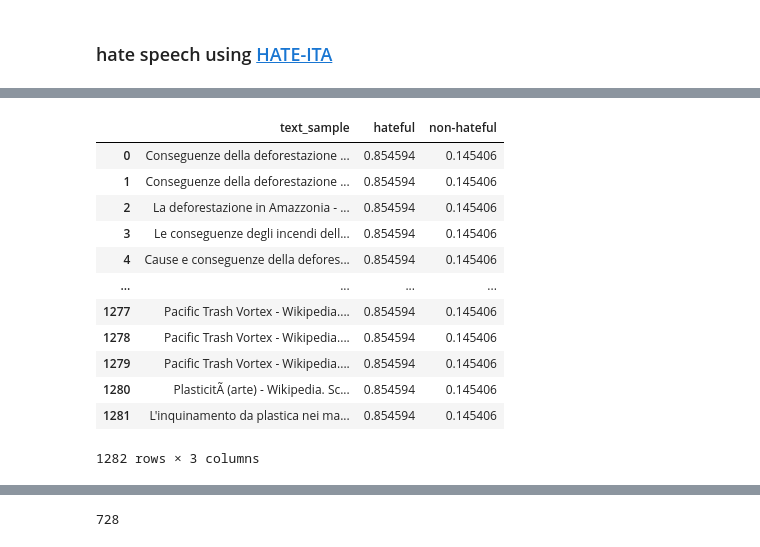
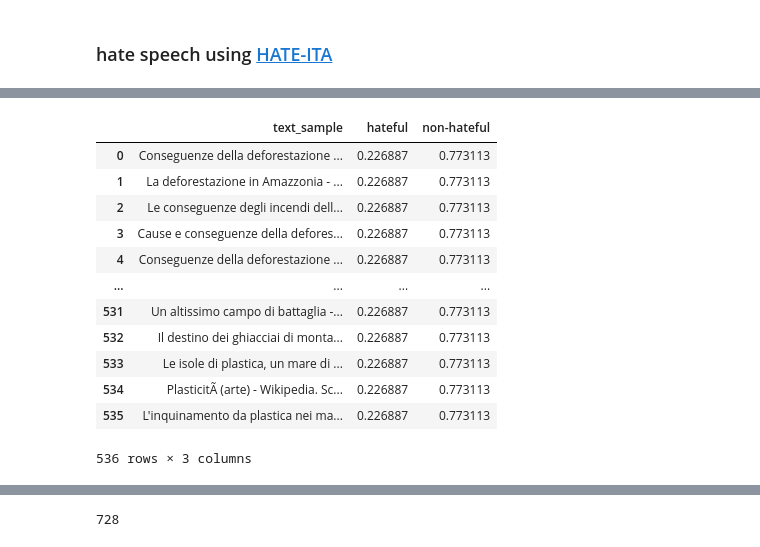
Before and after one commit to SOLandChildren/IR4Good2026, a Jupyter notebook: data_analysis.ipynb, the cells around one changed output, grey strips where cells are left out. Cells and saved outputs as stored; diff of their text form; code cells hidden in the pictures.

```diff
--- a/data_analysis.ipynb
+++ b/data_analysis.ipynb
@@ -300,7 +300,7 @@ len(merged_df)
 # Use a pipeline as a high-level helper
 from transformers import pipeline
 
-pipe = pipeline("text-classification", model="MilaNLProc/hate-ita", top_k = 2)
+pipe = pipeline("text-classification", model="MilaNLProc/hate-ita-xlm-r-large", top_k = 2)
 
 def hate_pred(texts, text_col_name):
     scores = {
@@ -323,20 +333,21 @@ Device set to use cpu
 # %%
 hate_df = hate_pred(texts = list(merged_df["text_sample"]), text_col_name = "text_sample")
+hate_df.drop_duplicates(inplace=True, ignore_index=True)
 hate_df
 # %% [output]
 |  | text_sample | hateful | non-hateful |
-| 0 | Conseguenze della deforestazione ... | 0.854594 | 0.145406 |
-| 1 | Conseguenze della deforestazione ... | 0.854594 | 0.145406 |
-| 2 | La deforestazione in Amazzonia - ... | 0.854594 | 0.145406 |
-| 3 | Le conseguenze degli incendi dell... | 0.854594 | 0.145406 |
-| 4 | Cause e conseguenze della defores... | 0.854594 | 0.145406 |
+| 0 | Conseguenze della deforestazione ... | 0.226887 | 0.773113 |
+| 1 | La deforestazione in Amazzonia - ... | 0.226887 | 0.773113 |
+| 2 | Le conseguenze degli incendi dell... | 0.226887 | 0.773113 |
+| 3 | Cause e conseguenze della defores... | 0.226887 | 0.773113 |
+| 4 | Conseguenze della deforestazione ... | 0.226887 | 0.773113 |
 | ... | ... | ... | ... |
-| 1277 | Pacific Trash Vortex - Wikipedia.... | 0.854594 | 0.145406 |
-| 1278 | Pacific Trash Vortex - Wikipedia.... | 0.854594 | 0.145406 |
-| 1279 | Pacific Trash Vortex - Wikipedia.... | 0.854594 | 0.145406 |
-| 1280 | PlasticitÃ (arte) - Wikipedia. Sc... | 0.854594 | 0.145406 |
-| 1281 | L'inquinamento da plastica nei ma... | 0.854594 | 0.145406 |
+| 531 | Un altissimo campo di battaglia -... | 0.226887 | 0.773113 |
+| 532 | Il destino dei ghiacciai di monta... | 0.226887 | 0.773113 |
+| 533 | Le isole di plastica, un mare di ... | 0.226887 | 0.773113 |
+| 534 | PlasticitÃ (arte) - Wikipedia. Sc... | 0.226887 | 0.773113 |
+| 535 | L'inquinamento da plastica nei ma... | 0.226887 | 0.773113 |
-1282 rows × 3 columns
+536 rows × 3 columns
 # %%
 merged_df = pd.merge(merged_df, hate_df, on="text_sample")
 merged_df.drop_duplicates(inplace=True, ignore_index=True)
```
Also changed, not shown: parts of 3 cells of this notebook, 6 other files.
